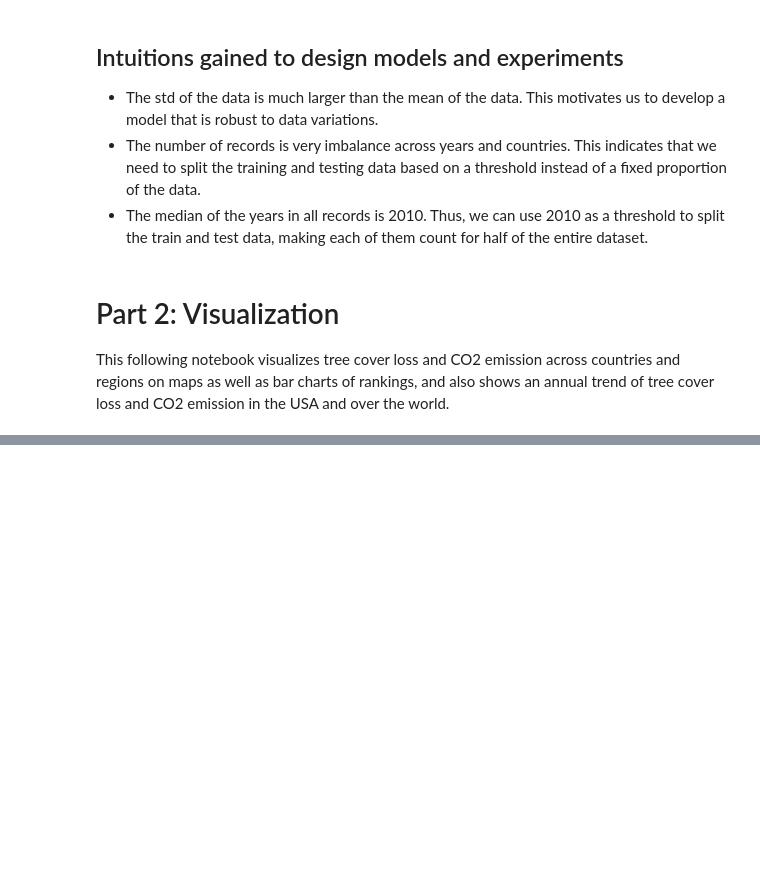
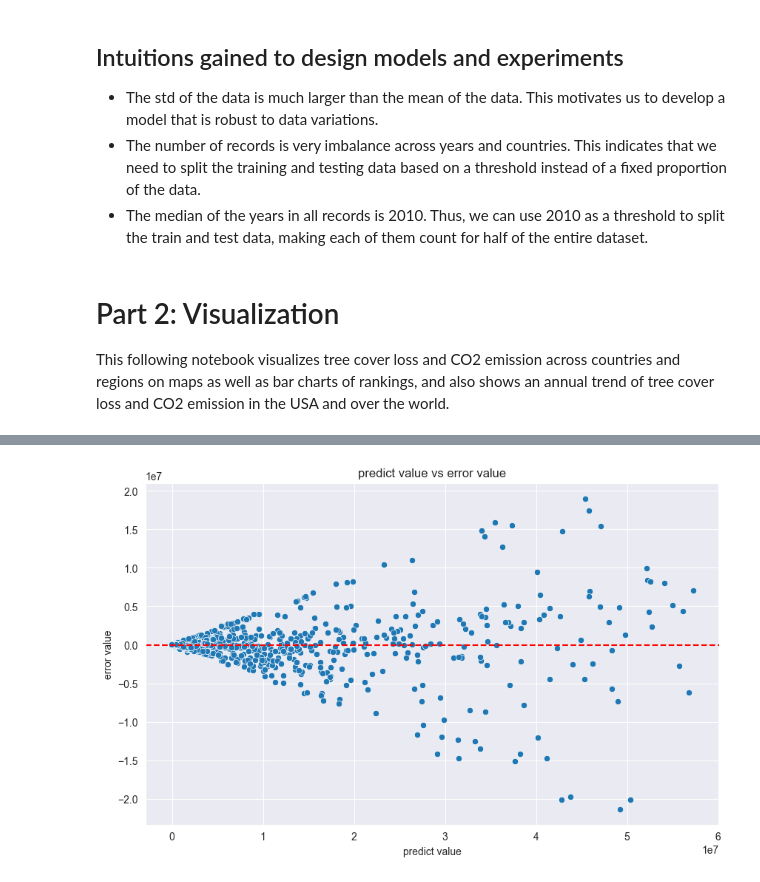
Before and after one commit to XinshuangL/TreeCoverageAnalysis, a Jupyter notebook: visualization.ipynb, the cells around one changed output, grey strips where cells are left out. Cells and saved outputs as stored; diff of their text form; code cells hidden in the pictures; blank space fills up the shorter version.

```diff
--- a/visualization.ipynb
+++ b/visualization.ipynb
@@ -231,0 +241,6 @@ visualizer.global_trend("GrossEmissions_Co2_all_gases_Mg", "Total Gross Emission
+# %%
+from correlation_analysis import regression_error_visualization
+
+regression_error_visualization()
+# %% [output]
+[figure, added]
```
Also changed, not shown: parts of 3 cells of this notebook, 2 other files.
